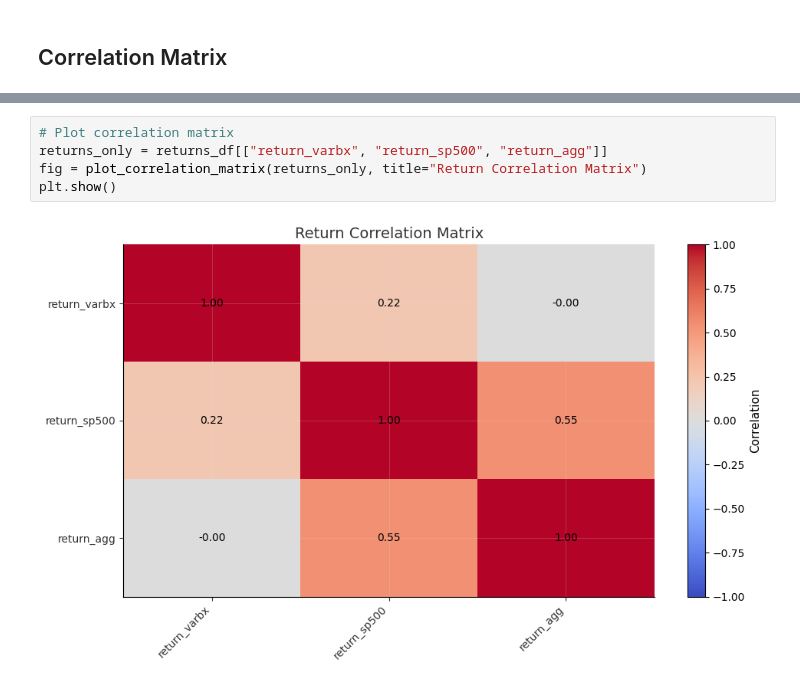
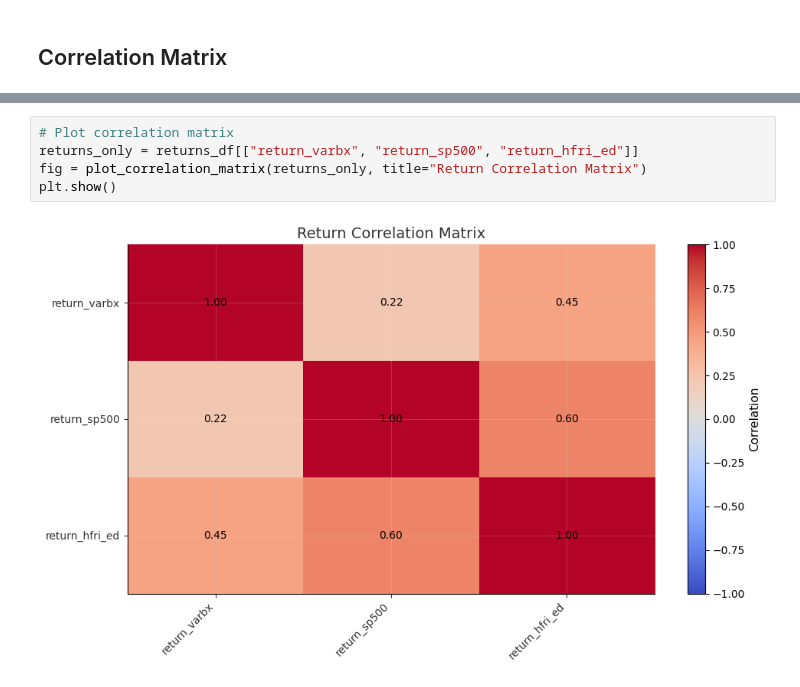
Before and after one commit to originalpaul/varbxaltinvfinalproj, a Jupyter notebook: notebooks/04_visualizations.ipynb, the cells around one changed output, grey strips where cells are left out. Saved outputs shown, nothing was run; the diff lists cells and outputs as text.

```diff
--- a/notebooks/04_visualizations.ipynb
+++ b/notebooks/04_visualizations.ipynb
@@ -88,7 +182,7 @@ plt.show()
 # %%
 # Plot correlation matrix
-returns_only = returns_df[["return_varbx", "return_sp500", "return_agg"]]
+returns_only = returns_df[["return_varbx", "return_sp500", "return_hfri_ed"]]
 fig = plot_correlation_matrix(returns_only, title="Return Correlation Matrix")
 plt.show()
 # %% [output]
-[figure, old version]
+[figure, new version]
```
Also changed, not shown: parts of 9 cells of this notebook, 21 other files.
